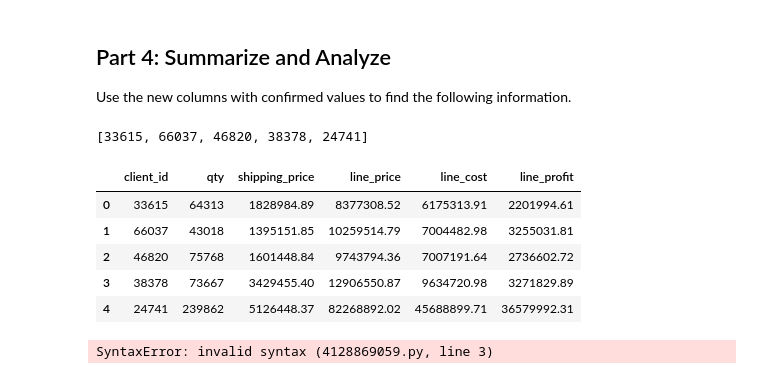
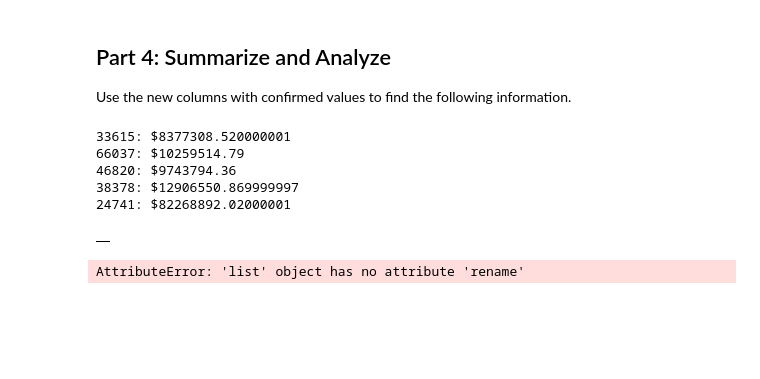
Before and after one commit to SeanRowan19/pandas-challenge-1, a Jupyter notebook: wholesale_data_analysis_starter_code.ipynb, the cells around one changed output. Cells and saved outputs as stored; diff of their text form; code cells hidden in the pictures; blank space fills up the shorter version.

```diff
--- a/wholesale_data_analysis_starter_code.ipynb
+++ b/wholesale_data_analysis_starter_code.ipynb
@@ -191,35 +191,32 @@ Use the new columns with confirmed values to find the following information.
 # %%
 # How much did each of the top 5 clients by quantity spend? Check your work from Part 1 for client ids.
 
-top5clients_data = df[df["client_id"].isin(top5clients)]
-top5clients_spend = df.groupby("client_id")["line_price"].sum().loc[top5clients]
-
-
-
-# top5clients_spend = df.groupby("client_id")["line_price"].sum().loc[top5clients]
-print(top5clients)
-
-top5clients_spend = utils_df_cleaning\
-                .loc[utils_df_cleaning['Year'] == 2013, ['Utility', 'Usage']]\
-                .copy()\
-                .set_index('Utility')
-
-# top5clients_spend = df.loc[top5clients].sum()
-# top5clients_spend
+for client_id in top5clients:
+    top5clients_spend = df.loc[df["client_id"] == client_id, "line_price"].sum()
+    print(f"{client_id}: ${top5clients_spend}")
 # %% [output]
-[33615, 66037, 46820, 38378, 24741]
+33615: $8377308.520000001
+66037: $10259514.79
+46820: $9743794.36
+38378: $12906550.869999997
+24741: $82268892.02000001
 # %%
 # Create a summary DataFrame showing the totals for the for the top 5 clients with the following information:
 # total units purchased, total shipping price, total revenue, and total profit.
-top5clients_summary = df.groupby("client_id").agg(
-top5clients_summary
+
+top5clients_summary = []
+for client_id in top5clients:
+    client_data = df[df["client_id"] == client_id]
+    qty = df[]"qty"].sum()
+    shipping_price = client_data["shipping_price"].sum()
+    line_price = client_data["line_price"].sum()
+    line_cost = client_data["line_cost"].sum()
+    line_profit = client_data["line_profit"].sum()
+
+top5clients_summary_df = pd.DataFrame(top5clients_summary)
+top5clients_summary_df
 # %% [output]
-|  | client_id | qty | shipping_price | line_price | line_cost | line_profit |
-| 0 | 33615 | 64313 | 1828984.89 | 8377308.52 | 6175313.91 | 2201994.61 |
-| 1 | 66037 | 43018 | 1395151.85 | 10259514.79 | 7004482.98 | 3255031.81 |
-| 2 | 46820 | 75768 | 1601448.84 | 9743794.36 | 7007191.64 | 2736602.72 |
-| 3 | 38378 | 73667 | 3429455.40 | 12906550.87 | 9634720.98 | 3271829.89 |
-| 4 | 24741 | 239862 | 5126448.37 | 82268892.02 | 45688899.71 | 36579992.31 |
+|  |
 # %%
 # Format the data and rename the columns to names suitable for presentation.
 
@@ -229,7 +226,7 @@ renamed_df = top5clients_summary.rename(columns={"client_id": "Client ID", "qty"
 money_columns = ["Shipping", "Total Revenue", "Total Cost", "Total Profit"]
 
 # Define a function that converts a dollar amount to millions.
-currency_format_millions = df[money_columns] / 1000000
+currency_format_millions = top5clients_summary_df[money_columns] / 1000000
 
 # Apply the currency_format_millions function to only the money columns.
 money_columns_converted_df = df[money_columns].apply(currency_format_millions)
@@ -237,7 +234,7 @@ money_columns_converted_df = df[money_columns].apply(currency_format_millions)
 # Rename the columns to reflect the change in the money format.
 renamed_money_df = top5clients_summary.rename(columns={"Shipping": "Shipping (millions)", "Total Revenue": "Total Revenue (millions)", "Total Cost": "Total Cost (millions)", "Total Profit": "Total Profit (millions)"})
 # %% [output]
-SyntaxError: invalid syntax (4128869059.py, line 3)
+AttributeError: 'list' object has no attribute 'rename'
 # %%
 # Sort the updated data by "Total Profit (millions)" form highest to lowest and assign the sort to a new DatFrame.
 total_profit_sorted_df = renamed_money_df.sort_values("Total Profit (millions)", ascending=False)
```
Also changed, not shown: parts of 1 cell of this notebook.
